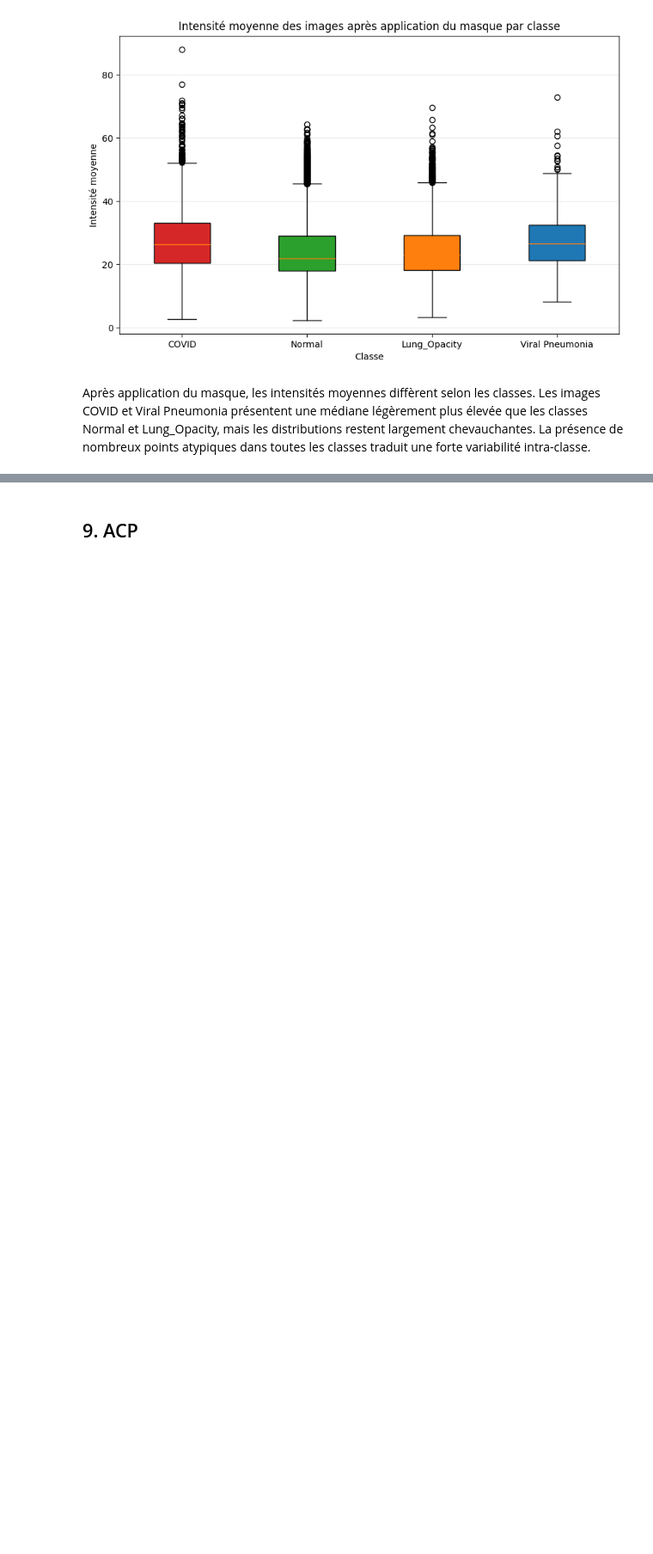
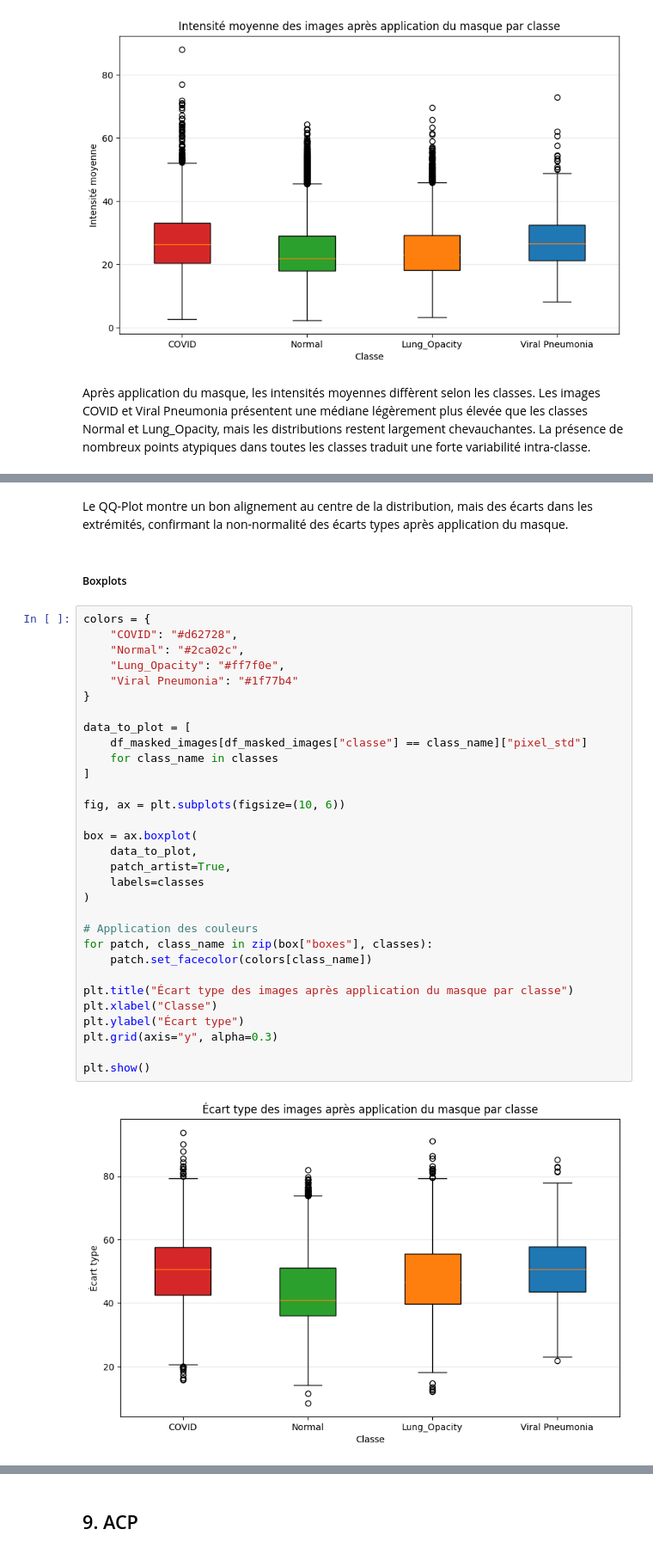
Before and after one commit to cyrilmarat/Liora_Covid, a Jupyter notebook: notebooks/exploration/Noura_exploration.ipynb, the cells around one changed output, grey strips where cells are left out. Shown at 86% size. Drawn from its saved outputs; the diff is of its cells as text; blank space fills up the shorter version.

```diff
--- a/notebooks/exploration/Noura_exploration.ipynb
+++ b/notebooks/exploration/Noura_exploration.ipynb
@@ -1407,0 +1539,37 @@ Conclusion : au moins une classe diffère significativement.
+# %% [markdown]
+Le QQ-Plot montre un bon alignement au centre de la distribution, mais des écarts dans les extrémités, confirmant la non-normalité des écarts types après application du masque.
+# %% [markdown]
+##### Boxplots
+# %%
+colors = {
+    "COVID": "#d62728",
+    "Normal": "#2ca02c",
+    "Lung_Opacity": "#ff7f0e",
+    "Viral Pneumonia": "#1f77b4"
+}
+
+data_to_plot = [
+    df_masked_images[df_masked_images["classe"] == class_name]["pixel_std"]
+    for class_name in classes
+]
+
+fig, ax = plt.subplots(figsize=(10, 6))
+
+box = ax.boxplot(
+    data_to_plot,
+    patch_artist=True,
+    labels=classes
+)
+
+# Application des couleurs
+for patch, class_name in zip(box["boxes"], classes):
+    patch.set_facecolor(colors[class_name])
+
+plt.title("Écart type des images après application du masque par classe")
+plt.xlabel("Classe")
+plt.ylabel("Écart type")
+plt.grid(axis="y", alpha=0.3)
+
+plt.show()
+# %% [output]
+[figure, added]
```
Also changed, not shown: parts of 19 cells of this notebook, 1 other file.
